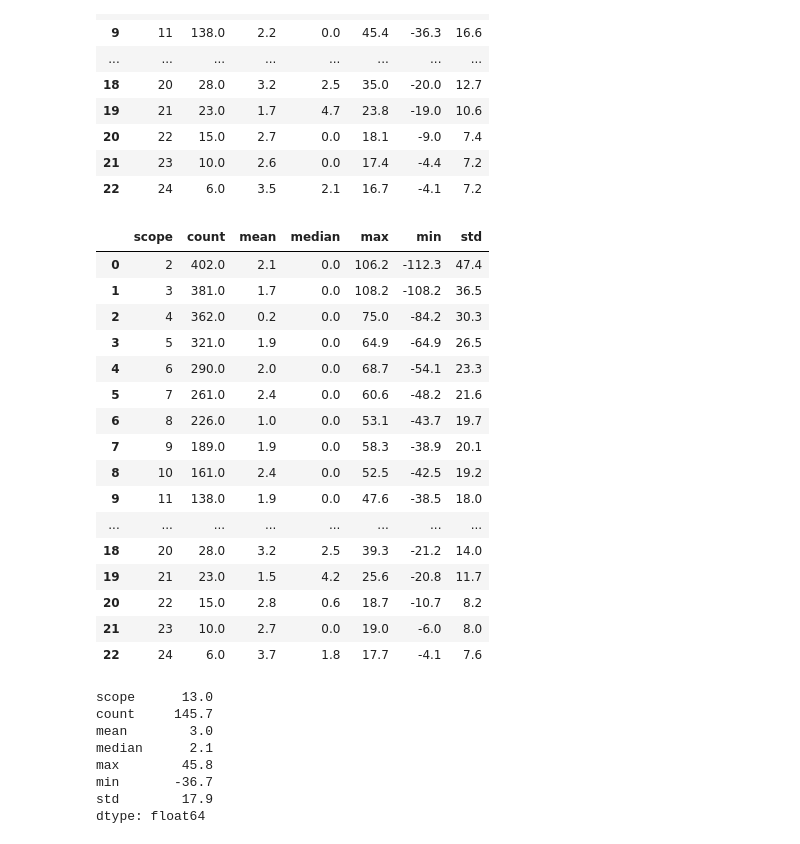
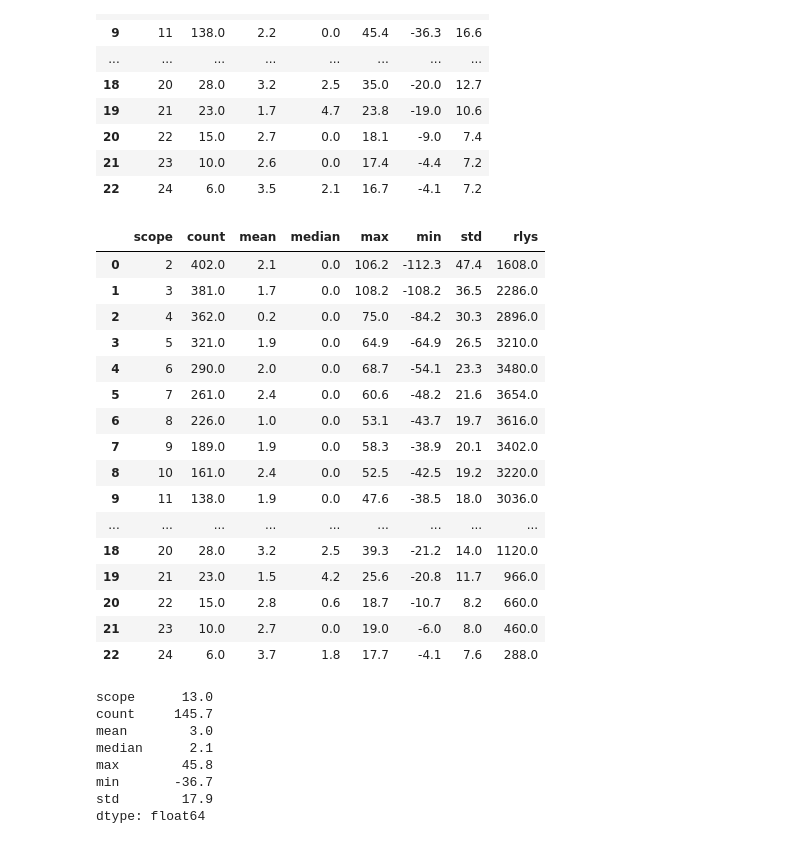
Before and after one commit to conner-mcnicholas/Pickleball_Timeout_Analysis, a Jupyter notebook: src/timeout_analysis.ipynb, the cells around one changed output. Saved outputs shown, nothing was run; the diff lists cells and outputs as text; code cells hidden in the pictures.

```diff
--- a/src/timeout_analysis.ipynb
+++ b/src/timeout_analysis.ipynb
@@ -359,25 +359,26 @@ df_scoped_adj = pd.DataFrame(smetrx_adj)
 df_scoped_adj["scope"]=list(range(2,s))
 df_scoped_adj = df_scoped_adj[['scope','count','mean','median','max','min','std']]
 # %%
+df_scoped_adj['rlys'] = df_scoped_adj.scope*2*df_scoped_adj['count']
 df_scoped_adj
 # %% [output]
-|  | scope | count | mean | median | max | min | std |
-| 0 | 2 | 402.0 | 2.1 | 0.0 | 106.2 | -112.3 | 47.4 |
-| 1 | 3 | 381.0 | 1.7 | 0.0 | 108.2 | -108.2 | 36.5 |
-| 2 | 4 | 362.0 | 0.2 | 0.0 | 75.0 | -84.2 | 30.3 |
-| 3 | 5 | 321.0 | 1.9 | 0.0 | 64.9 | -64.9 | 26.5 |
-| 4 | 6 | 290.0 | 2.0 | 0.0 | 68.7 | -54.1 | 23.3 |
-| 5 | 7 | 261.0 | 2.4 | 0.0 | 60.6 | -48.2 | 21.6 |
-| 6 | 8 | 226.0 | 1.0 | 0.0 | 53.1 | -43.7 | 19.7 |
-| 7 | 9 | 189.0 | 1.9 | 0.0 | 58.3 | -38.9 | 20.1 |
-| 8 | 10 | 161.0 | 2.4 | 0.0 | 52.5 | -42.5 | 19.2 |
-| 9 | 11 | 138.0 | 1.9 | 0.0 | 47.6 | -38.5 | 18.0 |
-| ... | ... | ... | ... | ... | ... | ... | ... |
-| 18 | 20 | 28.0 | 3.2 | 2.5 | 39.3 | -21.2 | 14.0 |
-| 19 | 21 | 23.0 | 1.5 | 4.2 | 25.6 | -20.8 | 11.7 |
-| 20 | 22 | 15.0 | 2.8 | 0.6 | 18.7 | -10.7 | 8.2 |
-| 21 | 23 | 10.0 | 2.7 | 0.0 | 19.0 | -6.0 | 8.0 |
-| 22 | 24 | 6.0 | 3.7 | 1.8 | 17.7 | -4.1 | 7.6 |
+|  | scope | count | mean | median | max | min | std | rlys |
+| 0 | 2 | 402.0 | 2.1 | 0.0 | 106.2 | -112.3 | 47.4 | 1608.0 |
+| 1 | 3 | 381.0 | 1.7 | 0.0 | 108.2 | -108.2 | 36.5 | 2286.0 |
+| 2 | 4 | 362.0 | 0.2 | 0.0 | 75.0 | -84.2 | 30.3 | 2896.0 |
+| 3 | 5 | 321.0 | 1.9 | 0.0 | 64.9 | -64.9 | 26.5 | 3210.0 |
+| 4 | 6 | 290.0 | 2.0 | 0.0 | 68.7 | -54.1 | 23.3 | 3480.0 |
+| 5 | 7 | 261.0 | 2.4 | 0.0 | 60.6 | -48.2 | 21.6 | 3654.0 |
+| 6 | 8 | 226.0 | 1.0 | 0.0 | 53.1 | -43.7 | 19.7 | 3616.0 |
+| 7 | 9 | 189.0 | 1.9 | 0.0 | 58.3 | -38.9 | 20.1 | 3402.0 |
+| 8 | 10 | 161.0 | 2.4 | 0.0 | 52.5 | -42.5 | 19.2 | 3220.0 |
+| 9 | 11 | 138.0 | 1.9 | 0.0 | 47.6 | -38.5 | 18.0 | 3036.0 |
+| ... | ... | ... | ... | ... | ... | ... | ... | ... |
+| 18 | 20 | 28.0 | 3.2 | 2.5 | 39.3 | -21.2 | 14.0 | 1120.0 |
+| 19 | 21 | 23.0 | 1.5 | 4.2 | 25.6 | -20.8 | 11.7 | 966.0 |
+| 20 | 22 | 15.0 | 2.8 | 0.6 | 18.7 | -10.7 | 8.2 | 660.0 |
+| 21 | 23 | 10.0 | 2.7 | 0.0 | 19.0 | -6.0 | 8.0 | 460.0 |
+| 22 | 24 | 6.0 | 3.7 | 1.8 | 17.7 | -4.1 | 7.6 | 288.0 |
 # %%
 df_scoped.mean().round(1)
 # %% [output]
```
Also changed, not shown: parts of 6 cells of this notebook, 2 other files.
